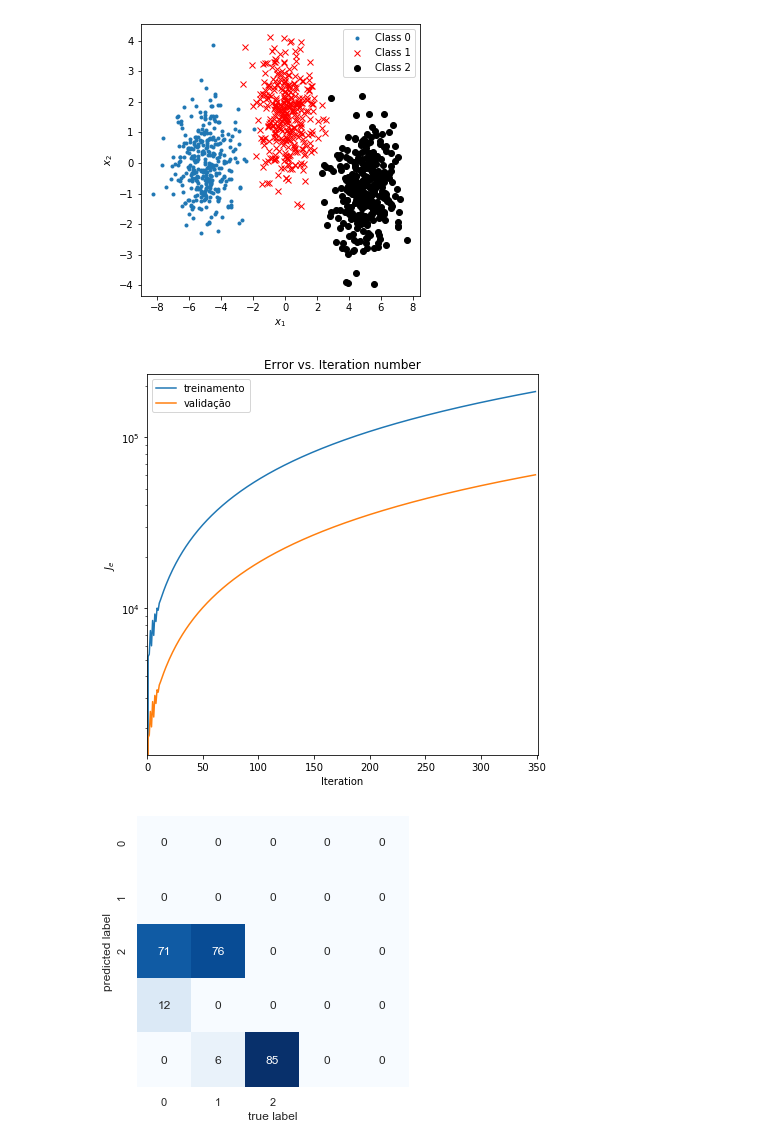
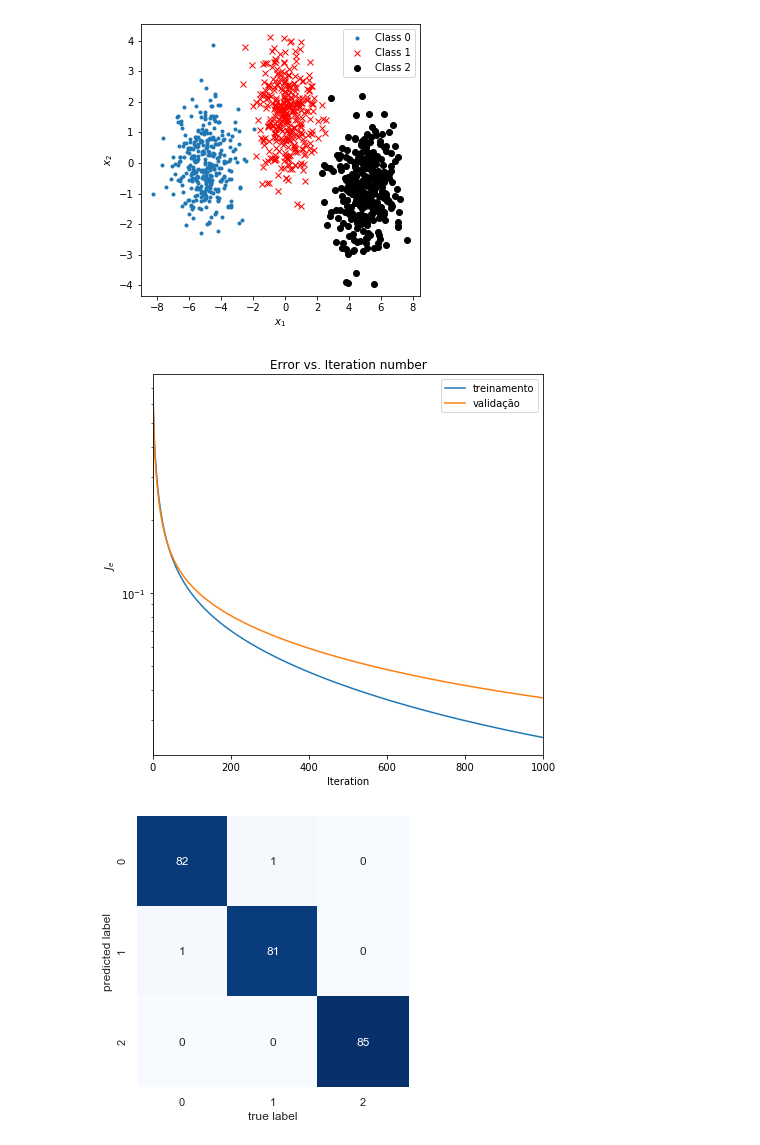
Before and after one commit to JoaoMagPaiva/joaopaiva-857-tp555, a Jupyter notebook: LISTA_5/Exercicio_8.ipynb, the cells around one changed output. Drawn from its saved outputs; the diff is of its cells as text; code cells hidden in the pictures.

```diff
--- a/LISTA_5/Exercicio_8.ipynb
+++ b/LISTA_5/Exercicio_8.ipynb
@@ -45,10 +45,10 @@ def softmax(logits):
     exp_sums = np.sum(exps, axis=1, keepdims=True)
     return exps / exp_sums
 
-def error_function(x, a, y):
+def error_function(x, a, y, epsilon=1e-7):
     logits = x.dot(a)
     y_prob = softmax(logits)
-    error = -np.mean(np.sum(y * np.log(y_prob.T), axis=1))
+    error = -np.mean(np.sum(y * np.log(y_prob + epsilon), axis=1))
     return error
 
 def classifier(x, a):
@@ -69,18 +69,23 @@ def predict_prob(x, a):
 # %%
 #SEPARAÇÃO DOS DADOS EM CONJUNTOS DE TREINAMENTO E VALIDAÇÃO
 
-x_train, x_test, y_train, y_test = train_test_split(x, y, train_size=0.75, random_state=23)
+x_train, x_test, y_train, y_test = train_test_split(x, y, test_size=0.25, random_state=23)
 
 #Adicionando um vetor coluna de 1 para o parâmetro a0
 x_train = np.c_[np.ones((len(y_train), 1)), x_train]
 x_test = np.c_[np.ones((len(y_test), 1)), x_test]
+
+Y_test = y_test
+
+y_train = to_one_hot(y_train)
+y_test = to_one_hot(y_test)
 # %%
 #ALGORITMO GRADIENTE DESCENDENTE EM BATELADA
 
 #alpha = 5 #fator de aprendizagem muito grande
-alpha = 1 #melhor fator de aprendizagem
+#alpha = 1 #melhor fator de aprendizagem
 #alpha = 0.5 #fator de aprendizagem muito pequeno
-#alpha = 0.1 #fator de aprendizagem muito pequeno
+alpha = 0.1 #fator de aprendizagem muito pequeno
 #alpha = 0.01 #fator de aprendizagem muito pequeno
 
 n_iterations = 1000 #número de iterações
@@ -93,20 +98,25 @@ Jgd_v = np.zeros(n_iterations+1)
 
 
 #calculando erro inicial
-Jgd[0] = error_function(x_train, a, y_train)
-Jgd_v[0] = error_function(x_test, a, y_test)
+Jgd[0] = error_function(x_train, a, y_train, epsilon)
+Jgd_v[0] = error_function(x_test, a, y_test, epsilon)
 
 #GRADIENTE DESCENDENTE EM BATELADA
 minimum_val_error = float("inf")
 iteration = 0
 error = 1
-while ((iteration < n_iterations) and error > 0.001):
-    gradients = -1/len(y_train)*x_train.T.dot(y_train - expit(x_train.dot(a)) )
+while (iteration < n_iterations):
+
+    #gradiente softmax
+    logits = x_train.dot(a)
+    y_prob = softmax(logits)
+    gradients = 1/len(y_train)*x_train.T.dot(y_prob - y_train)
+
     a = a - alpha * gradients
     Jgd[iteration+1] = error_function(x_train, a, y_train)
     Jgd_v[iteration+1] = error_function(x_test, a, y_test)
     error = np.abs(Jgd[iteration+1] - Jgd[iteration])
-    # Store weights for the smallest error ever.
+    # Store weights for the smallest error ever - EARLY STOPPING
     if(Jgd_v[iteration+1] < minimum_val_error):
         minimum_val_error = Jgd_v[iteration+1]
         a_min = a
@@ -123,22 +133,22 @@ plt.title('Error vs. Iteration number')
 plt.legend()
 plt.show()
 # %% [output]
-[figure, old version]
+[figure, new version]
 # %%
 #PLOT MATRIZ DE CONFUSAO
 
 y_pred_class = classifier(x_test, a_min)
 
 # Plot the confusion matrix
 fig = plt.figure(figsize=(5,5))
-mat = confusion_matrix(y_test, y_pred_class)
+mat = confusion_matrix(Y_test, y_pred_class)
 sns.set()
 sns.heatmap(mat.T, square=True, annot=True, fmt='d', cbar=False, xticklabels=['0','1', '2'], yticklabels=['0','1', '2'], cmap="Blues")
 plt.xlabel('true label')
 plt.ylabel('predicted label')
 plt.show()
 # %% [output]
-[figure, old version]
+[figure, new version]
 # %%
 #PLOT FRONTEIRAS DE DECISAO
 
```
Also changed, not shown: parts of 1 cell of this notebook, 3 other files.
